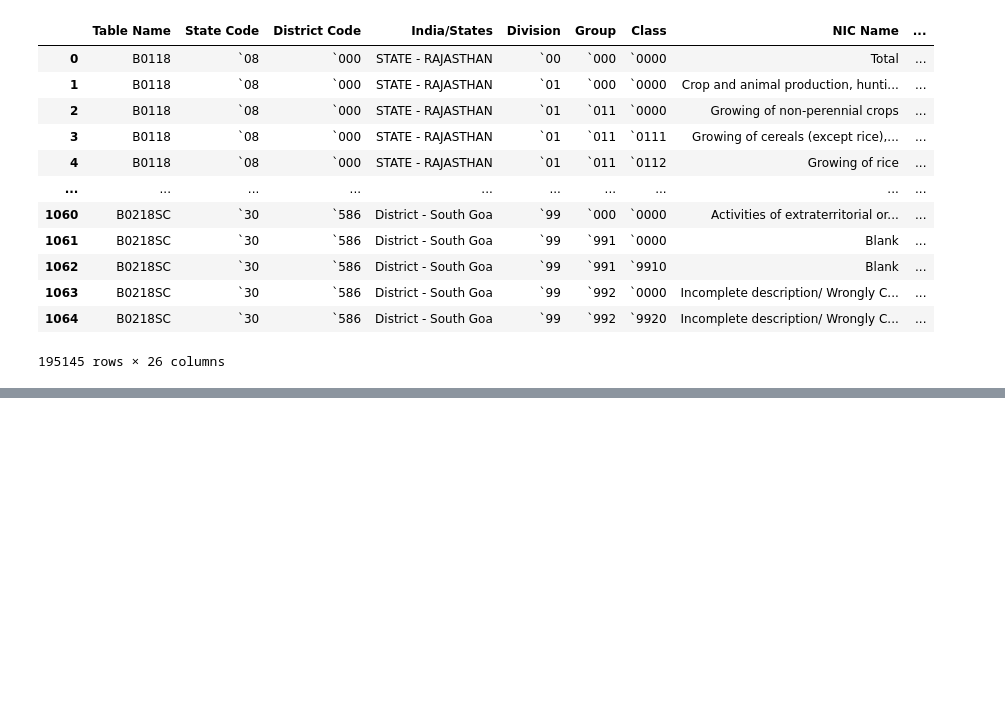
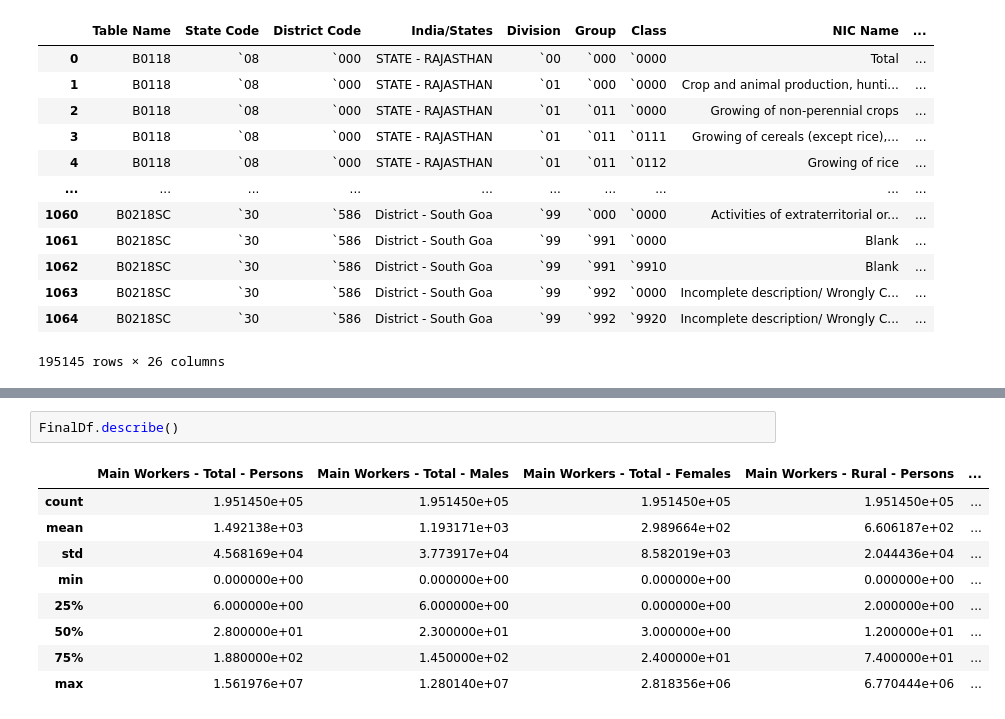
Before and after one commit to n3rdankit/Data-Science-and-Machine-Learning, a Jupyter notebook: Industrial_Human_Resource_Geo-Visualization.ipynb, the cells around one changed output, grey strips where cells are left out. Cells and saved outputs as stored; diff of their text form; blank space fills up the shorter version.

```diff
--- a/Industrial_Human_Resource_Geo-Visualization.ipynb
+++ b/Industrial_Human_Resource_Geo-Visualization.ipynb
@@ -66,0 +89,12 @@ FinalDf
+# %%
+FinalDf.describe()
+# %% [output]
+|  | Main Workers - Total - Persons | Main Workers - Total - Males | Main Workers - Total - Females | Main Workers - Rural - Persons | ... |
+| count | 1.951450e+05 | 1.951450e+05 | 1.951450e+05 | 1.951450e+05 | ... |
+| mean | 1.492138e+03 | 1.193171e+03 | 2.989664e+02 | 6.606187e+02 | ... |
+| std | 4.568169e+04 | 3.773917e+04 | 8.582019e+03 | 2.044436e+04 | ... |
+| min | 0.000000e+00 | 0.000000e+00 | 0.000000e+00 | 0.000000e+00 | ... |
+| 25% | 6.000000e+00 | 6.000000e+00 | 0.000000e+00 | 2.000000e+00 | ... |
+| 50% | 2.800000e+01 | 2.300000e+01 | 3.000000e+00 | 1.200000e+01 | ... |
+| 75% | 1.880000e+02 | 1.450000e+02 | 2.400000e+01 | 7.400000e+01 | ... |
+| max | 1.561976e+07 | 1.280140e+07 | 2.818356e+06 | 6.770444e+06 | ... |
```
Also changed, not shown: parts of 15 cells of this notebook.
